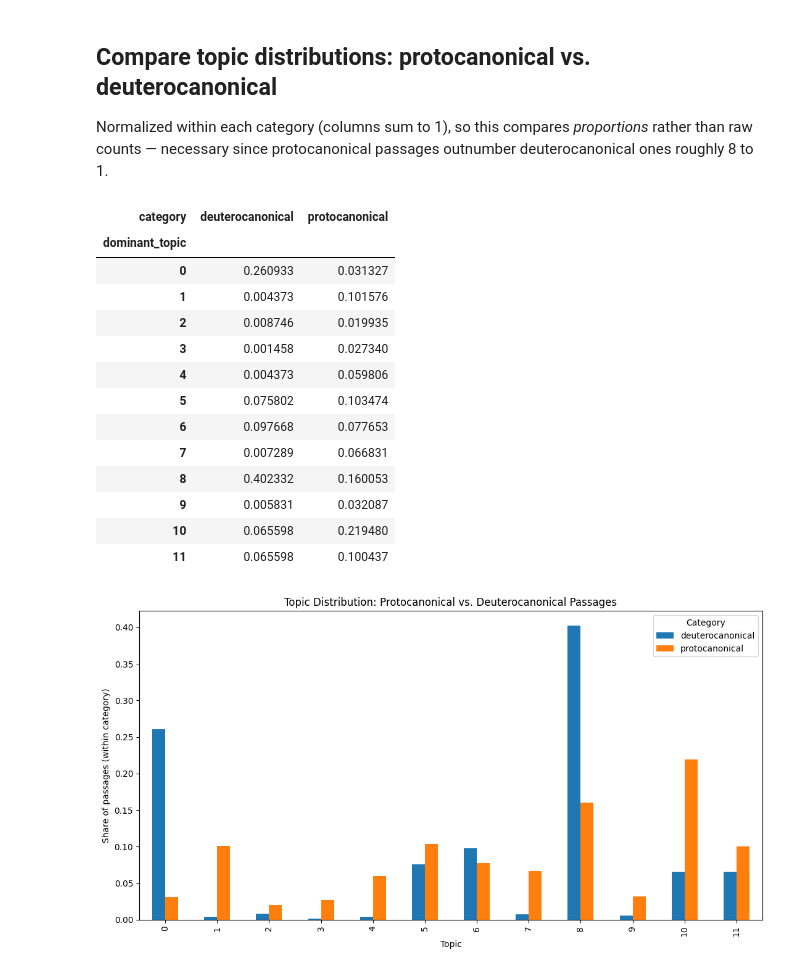
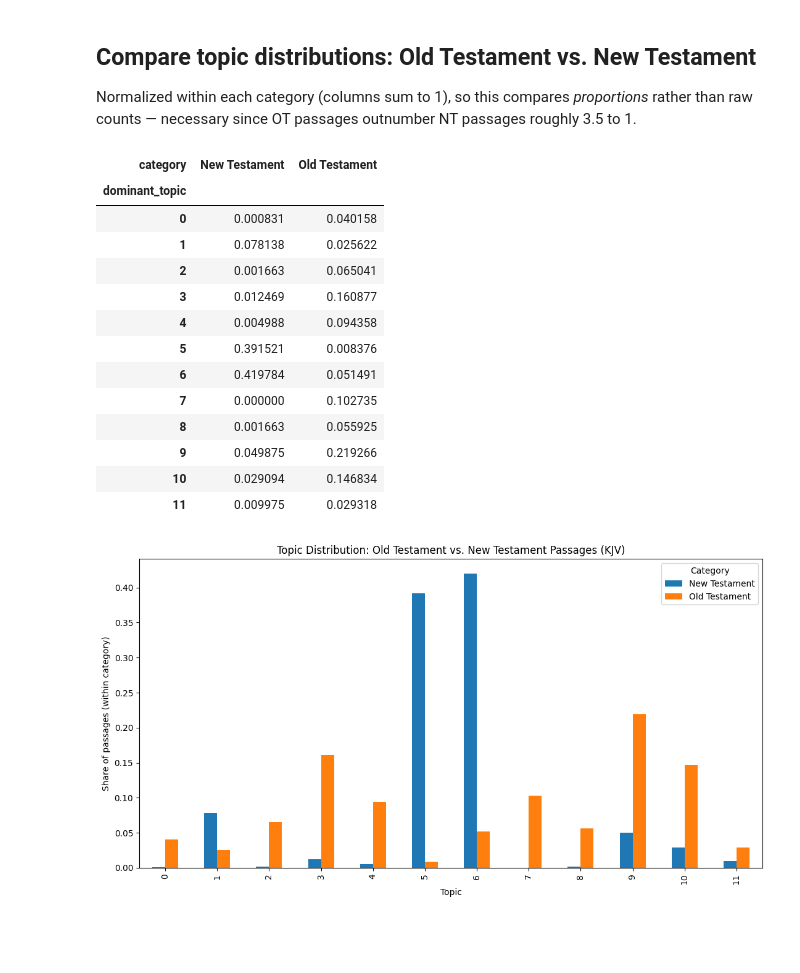
Before and after one commit to Zel143/bible-canon-mapper, a Jupyter notebook: canon-divergence-mapper/notebooks/03_topic_modeling.ipynb, the cells around one changed output. Saved outputs shown, nothing was run; the diff lists cells and outputs as text; code cells hidden in the pictures; blank space fills up the shorter version.

```diff
--- a/canon-divergence-mapper/notebooks/03_topic_modeling.ipynb
+++ b/canon-divergence-mapper/notebooks/03_topic_modeling.ipynb
@@ -23,6 +30,8 @@ import pandas as pd
 from sklearn.decomposition import LatentDirichletAllocation
 from sklearn.feature_extraction.text import CountVectorizer
 
+from data_loader import load_canon_list
+
 PROCESSED_DIR = Path('../data/processed')
 
 manifest_path = PROCESSED_DIR / 'corpus_manifest.json'
@@ -33,6 +42,6 @@ if not manifest_path.exists():
     )
 
 manifest = json.loads(manifest_path.read_text(encoding='utf-8'))
-canon_matrix = manifest['canon_overlap_matrix']
-print(f"{len(canon_matrix)} books in the overlap matrix")
+protestant_books = load_canon_list('protestant')
+print(f'{len(protestant_books)} books in the Protestant canon')
 # %% [output]
@@ -44,18 +55,18 @@ A Catholic-canon book is **protocanonical** if it's also in the Protestant list
 # %%
-catholic_books = [book for book, traditions in canon_matrix.items() if traditions['catholic']]
+NT_BOOKS = set(protestant_books[-27:])
 
 book_records = []
-for book in catholic_books:
-    text_path = PROCESSED_DIR / 'catholic' / f'{book}.txt'
-    category = 'protocanonical' if canon_matrix[book]['protestant'] else 'deuterocanonical'
+for book in protestant_books:
+    text_path = PROCESSED_DIR / 'protestant' / f'{book}.txt'
     book_records.append({
         'book': book,
-        'category': category,
+        'category': 'New Testament' if book in NT_BOOKS else 'Old Testament',
         'text': text_path.read_text(encoding='utf-8'),
     })
 
 books_df = pd.DataFrame(book_records)
 print(books_df['category'].value_counts())
-assert (books_df['category'] == 'deuterocanonical').sum() == 7, 'expected the 7 deuterocanonical books'
+assert (books_df['category'] == 'New Testament').sum() == 27, 'expected 27 NT books'
+assert (books_df['category'] == 'Old Testament').sum() == 39, 'expected 39 OT books'
 # %% [output]
 category
@@ -136,36 +153,37 @@ Topic 11: thou, thy, thee, shalt, lord, hast, shall, god, art, wilt
 # %% [markdown]
-## Compare topic distributions: protocanonical vs. deuterocanonical
+## Compare topic distributions: Old Testament vs. New Testament
 
-Normalized within each category (columns sum to 1), so this compares *proportions* rather than raw counts — necessary since protocanonical passages outnumber deuterocanonical ones roughly 8 to 1.
+Normalized within each category (columns sum to 1), so this compares *proportions* rather
+than raw counts — necessary since OT passages outnumber NT passages roughly 3.5 to 1.
 # %%
 topic_by_category = pd.crosstab(
     passages_df['dominant_topic'], passages_df['category'], normalize='columns'
 )
 topic_by_category
 # %% [output]
-| category | deuterocanonical | protocanonical |
+| category | New Testament | Old Testament |
 | dominant_topic |  |  |
-| 0 | 0.260933 | 0.031327 |
-| 1 | 0.004373 | 0.101576 |
-| 2 | 0.008746 | 0.019935 |
-| 3 | 0.001458 | 0.027340 |
-| 4 | 0.004373 | 0.059806 |
-| 5 | 0.075802 | 0.103474 |
-| 6 | 0.097668 | 0.077653 |
-| 7 | 0.007289 | 0.066831 |
-| 8 | 0.402332 | 0.160053 |
-| 9 | 0.005831 | 0.032087 |
-| 10 | 0.065598 | 0.219480 |
-| 11 | 0.065598 | 0.100437 |
+| 0 | 0.000831 | 0.040158 |
+| 1 | 0.078138 | 0.025622 |
+| 2 | 0.001663 | 0.065041 |
+| 3 | 0.012469 | 0.160877 |
+| 4 | 0.004988 | 0.094358 |
+| 5 | 0.391521 | 0.008376 |
+| 6 | 0.419784 | 0.051491 |
+| 7 | 0.000000 | 0.102735 |
+| 8 | 0.001663 | 0.055925 |
+| 9 | 0.049875 | 0.219266 |
+| 10 | 0.029094 | 0.146834 |
+| 11 | 0.009975 | 0.029318 |
 # %%
 fig, ax = plt.subplots(figsize=(11, 6))
 topic_by_category.plot(kind='bar', ax=ax)
 ax.set_xlabel('Topic')
 ax.set_ylabel('Share of passages (within category)')
-ax.set_title('Topic Distribution: Protocanonical vs. Deuterocanonical Passages')
+ax.set_title('Topic Distribution: Old Testament vs. New Testament Passages (KJV)')
 ax.legend(title='Category')
 plt.tight_layout()
-plt.savefig('../outputs/figures/topic_distribution_by_canon_status.png', dpi=150)
+plt.savefig('../outputs/figures/topic_distribution_ot_vs_nt.png', dpi=150)
 plt.show()
 # %% [output]
-[figure, old version]
+[figure, new version]
```
Also changed, not shown: parts of 39 cells of this notebook, 6 other files.
